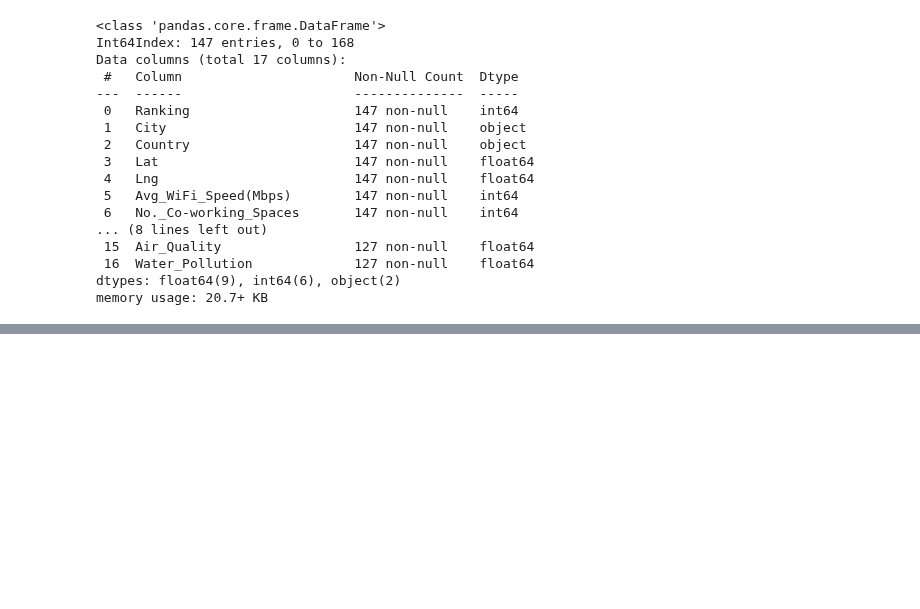
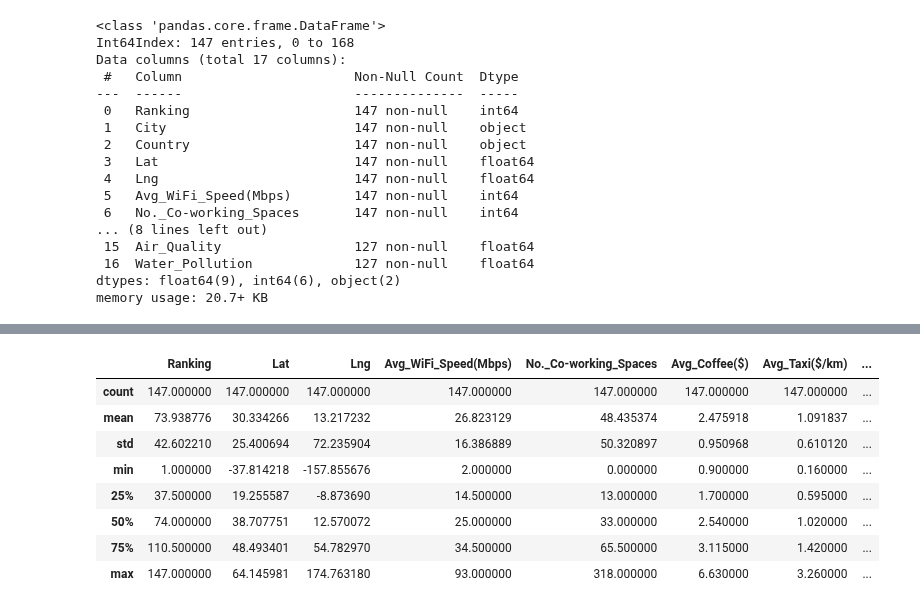
Before and after one commit to simpelaki/project_3, a Jupyter notebook: static/project3.ipynb, the cells around one changed output, grey strips where cells are left out. Drawn from its saved outputs; the diff is of its cells as text; code cells hidden in the pictures; blank space fills up the shorter version.

Commit message:
Updates: correlation and describe

```diff
--- a/static/project3.ipynb
+++ b/static/project3.ipynb
@@ -481,3 +484,16 @@ merged_df.corr()
 | No.Instagram_#Photos | -0.324057 | 0.014239 | -0.077396 | 0.125130 | 0.735949 | 0.168991 | 0.025106 | ... |
 | Air_Quality | 0.331707 | 0.158816 | -0.147265 | 0.370576 | -0.199983 | 0.227969 | 0.355066 | ... |
 | Water_Pollution | -0.293470 | -0.415396 | 0.117721 | -0.406369 | 0.038971 | -0.221007 | -0.321500 | ... |
+# %%
+# Check for min, max, mean and count
+merged_df.describe()
+# %% [output]
+|  | Ranking | Lat | Lng | Avg_WiFi_Speed(Mbps) | No._Co-working_Spaces | Avg_Coffee($) | Avg_Taxi($/km) | ... |
+| count | 147.000000 | 147.000000 | 147.000000 | 147.000000 | 147.000000 | 147.000000 | 147.000000 | ... |
+| mean | 73.938776 | 30.334266 | 13.217232 | 26.823129 | 48.435374 | 2.475918 | 1.091837 | ... |
+| std | 42.602210 | 25.400694 | 72.235904 | 16.386889 | 50.320897 | 0.950968 | 0.610120 | ... |
+| min | 1.000000 | -37.814218 | -157.855676 | 2.000000 | 0.000000 | 0.900000 | 0.160000 | ... |
+| 25% | 37.500000 | 19.255587 | -8.873690 | 14.500000 | 13.000000 | 1.700000 | 0.595000 | ... |
+| 50% | 74.000000 | 38.707751 | 12.570072 | 25.000000 | 33.000000 | 2.540000 | 1.020000 | ... |
+| 75% | 110.500000 | 48.493401 | 54.782970 | 34.500000 | 65.500000 | 3.115000 | 1.420000 | ... |
+| max | 147.000000 | 64.145981 | 174.763180 | 93.000000 | 318.000000 | 6.630000 | 3.260000 | ... |
```
Also changed, not shown: parts of 5 cells of this notebook, 1 other file.
